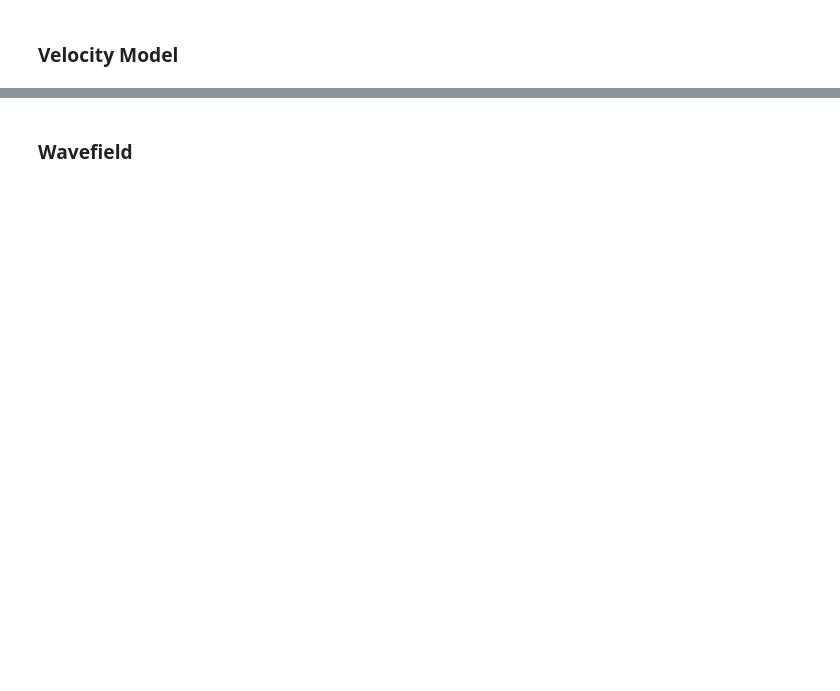
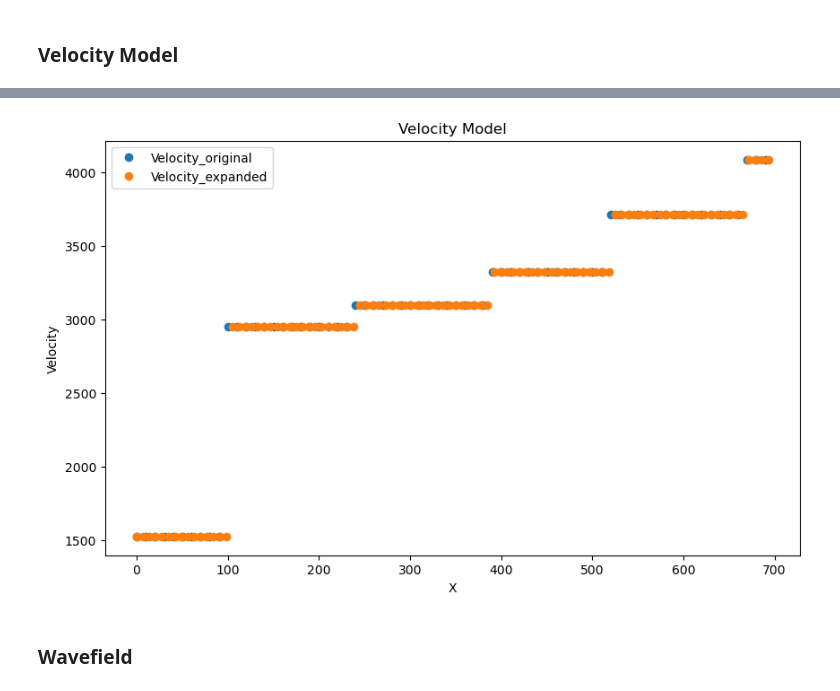
Before and after one commit to Konat23/DeepONet_AWP, a Jupyter notebook: src/01_propagator/data_review.ipynb, the cells around one changed output, grey strips where cells are left out. Cells and saved outputs as stored; diff of their text form; code cells hidden in the pictures; blank space fills up the shorter version.

```diff
--- a/src/01_propagator/data_review.ipynb
+++ b/src/01_propagator/data_review.ipynb
@@ -89,3 +97,18 @@ plot_velmodel(vel_n, n=n)
+# %%
+# original velocity model
+vel_data_or = np.load(os.path.join(DATA_PATH, "vel_models","open_fwi","model_00.npy"))
+import matplotlib.pyplot as plt
+n = 0
+plt.figure(figsize=(10, 6))
+plt.plot(np.arange(vel_data_or[n,0,:,0].shape[0])*10, vel_data_or[n,0,:,0], label="Velocity_original", marker='o',ls='') # convert to meters
+plt.plot(np.arange(vel_data[n,0,:,0].shape[0])*7, vel_data[n,0,:,0], label="Velocity_expanded", marker='o',ls='') # convert to meters
+plt.xlabel("X")
+plt.ylabel("Velocity")
+plt.title("Velocity Model")
+plt.legend()
+plt.show()
+# %% [output]
+[figure, added]
 # %% [markdown]
 ### Wavefield
 # %%
```
Also changed, not shown: parts of 9 cells of this notebook, 5 other files.
